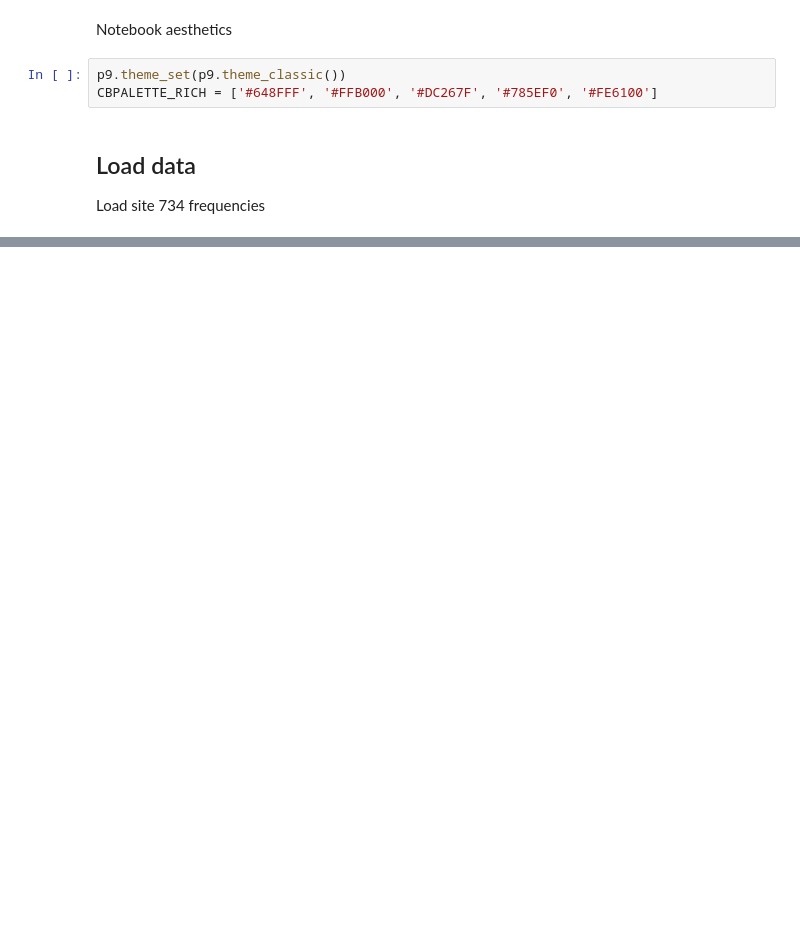
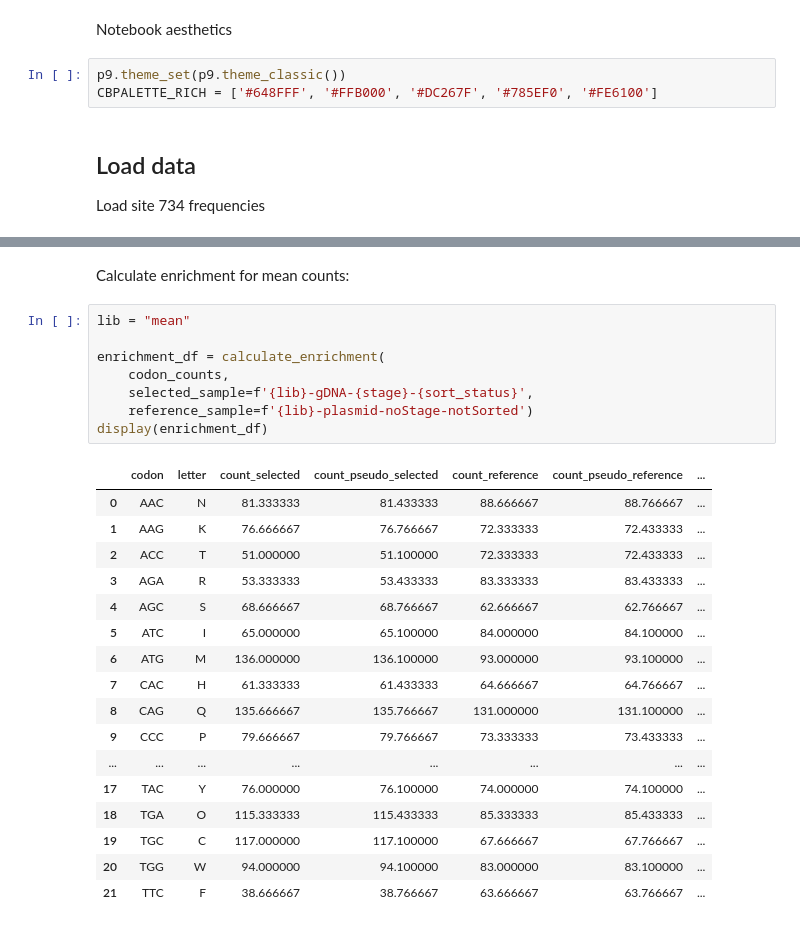
Before and after one commit to dbacsik/ns5_small_mutagenesis, a Jupyter notebook: site_734/site_734_plasmid_v_early.py.ipynb, the cells around one changed output, grey strips where cells are left out. Cells and saved outputs as stored; diff of their text form; blank space fills up the shorter version.

```diff
--- a/site_734/site_734_plasmid_v_early.py.ipynb
+++ b/site_734/site_734_plasmid_v_early.py.ipynb
@@ -102,0 +143,28 @@ NameError: name 'selected_sample' is not defined
+# %% [markdown]
+Calculate enrichment for mean counts:
+# %%
+lib = "mean"
+
+enrichment_df = calculate_enrichment(
+    codon_counts,
+    selected_sample=f'{lib}-gDNA-{stage}-{sort_status}',
+    reference_sample=f'{lib}-plasmid-noStage-notSorted')
+display(enrichment_df)
+# %% [output]
+|  | codon | letter | count_selected | count_pseudo_selected | count_reference | count_pseudo_reference | ... |
+| 0 | AAC | N | 81.333333 | 81.433333 | 88.666667 | 88.766667 | ... |
+| 1 | AAG | K | 76.666667 | 76.766667 | 72.333333 | 72.433333 | ... |
+| 2 | ACC | T | 51.000000 | 51.100000 | 72.333333 | 72.433333 | ... |
+| 3 | AGA | R | 53.333333 | 53.433333 | 83.333333 | 83.433333 | ... |
+| 4 | AGC | S | 68.666667 | 68.766667 | 62.666667 | 62.766667 | ... |
+| 5 | ATC | I | 65.000000 | 65.100000 | 84.000000 | 84.100000 | ... |
+| 6 | ATG | M | 136.000000 | 136.100000 | 93.000000 | 93.100000 | ... |
+| 7 | CAC | H | 61.333333 | 61.433333 | 64.666667 | 64.766667 | ... |
+| 8 | CAG | Q | 135.666667 | 135.766667 | 131.000000 | 131.100000 | ... |
+| 9 | CCC | P | 79.666667 | 79.766667 | 73.333333 | 73.433333 | ... |
+| ... | ... | ... | ... | ... | ... | ... | ... |
+| 17 | TAC | Y | 76.000000 | 76.100000 | 74.000000 | 74.100000 | ... |
+| 18 | TGA | O | 115.333333 | 115.433333 | 85.333333 | 85.433333 | ... |
+| 19 | TGC | C | 117.000000 | 117.100000 | 67.666667 | 67.766667 | ... |
+| 20 | TGG | W | 94.000000 | 94.100000 | 83.000000 | 83.100000 | ... |
+| 21 | TTC | F | 38.666667 | 38.766667 | 63.666667 | 63.766667 | ... |
```
Also changed, not shown: parts of 14 cells of this notebook, 4 other files.
